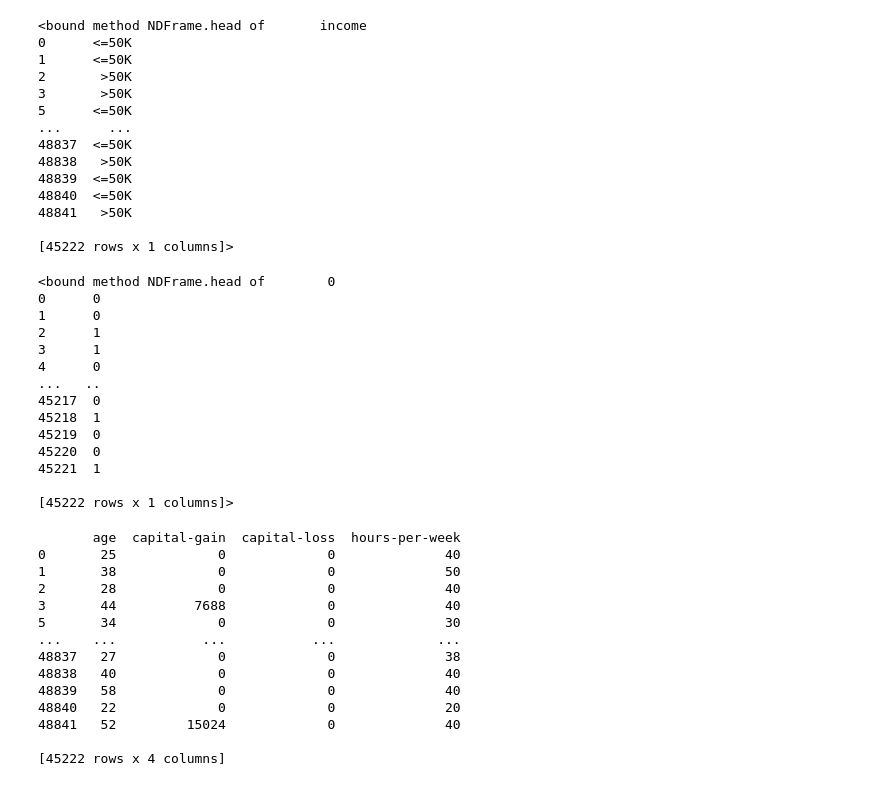
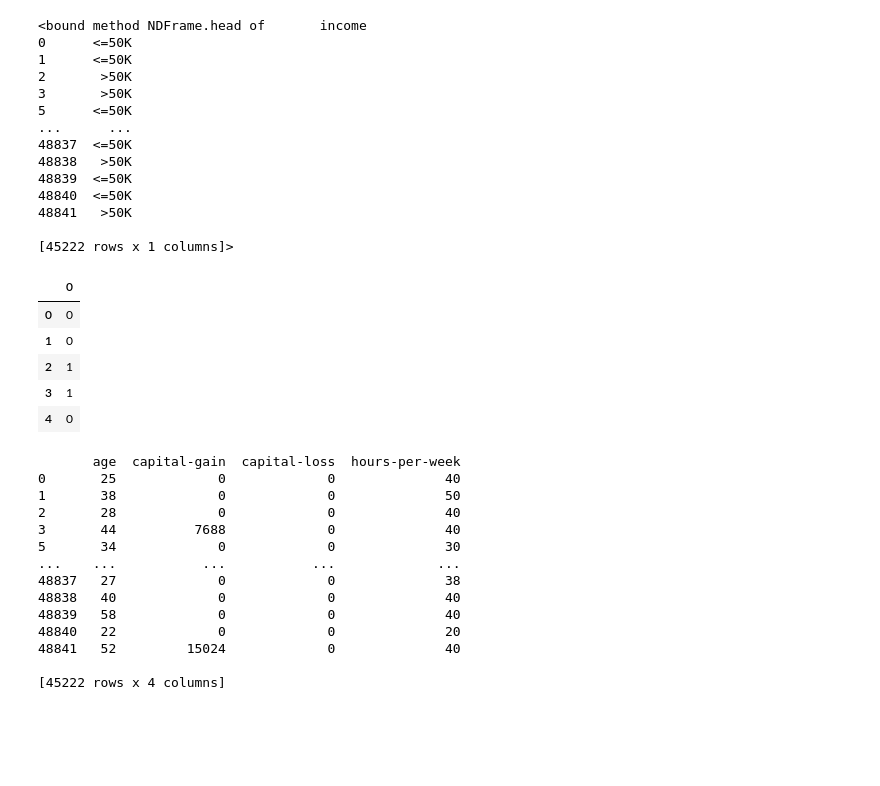
Before and after one commit to Vishnu9535/machine-learning, a Jupyter notebook: mllab/desition_trees.ipynb, the cells around one changed output. Cells and saved outputs as stored; diff of their text form; code cells hidden in the pictures; blank space fills up the shorter version.

```diff
--- a/mllab/desition_trees.ipynb
+++ b/mllab/desition_trees.ipynb
@@ -156,22 +156,14 @@ from sklearn.preprocessing import LabelEncoder
 y=LabelEncoder().fit_transform(y)
 y = pd.DataFrame(y)
 # %%
-y.head
+y.head()
 # %% [output]
-<bound method NDFrame.head of        0
-0      0
-1      0
-2      1
-3      1
-4      0
-...   ..
-45217  0
-45218  1
-45219  0
-45220  0
-45221  1
-
-[45222 rows x 1 columns]>
+|  | 0 |
+| 0 | 0 |
+| 1 | 0 |
+| 2 | 1 |
+| 3 | 1 |
+| 4 | 0 |
 # %%
 numerical_features = x.select_dtypes('number')
 categorical_features = x.select_dtypes('object')
```
Also changed, not shown: parts of 8 cells of this notebook, 20 other files.
